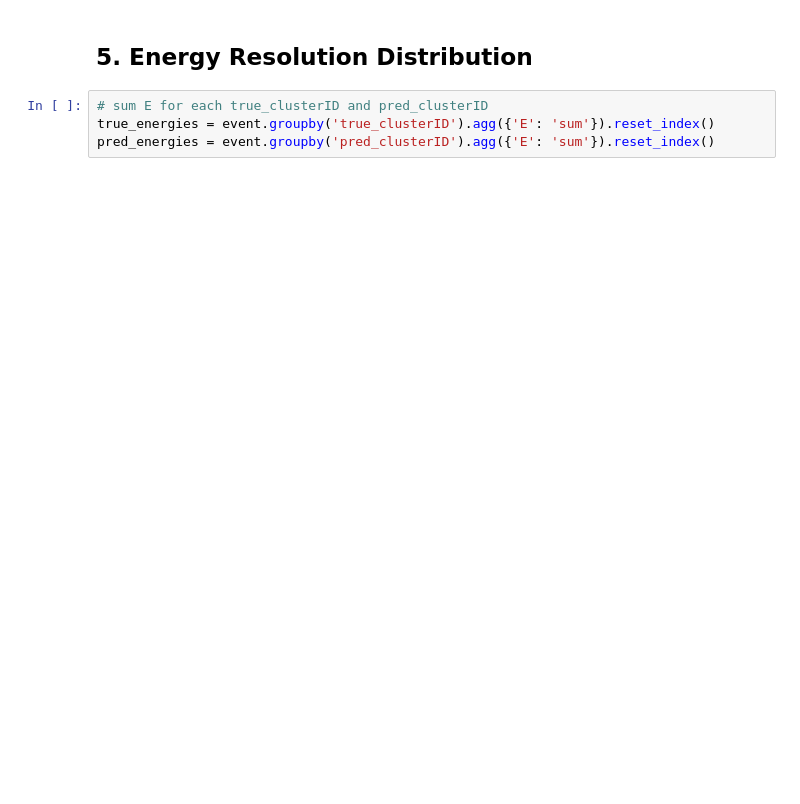
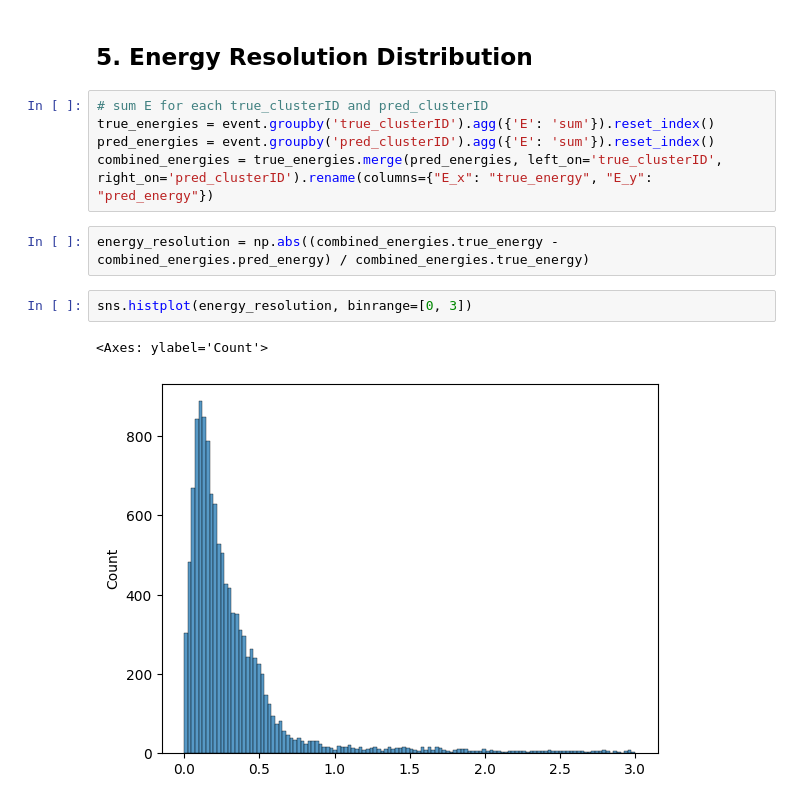
Before and after one commit to wpmccormack/ePIC_Clustering_2023, a Jupyter notebook: examples/notebooks/2_Useful_Metrics.ipynb, the cells around one changed output. Drawn from its saved outputs; the diff is of its cells as text; blank space fills up the shorter version.

```diff
--- a/examples/notebooks/2_Useful_Metrics.ipynb
+++ b/examples/notebooks/2_Useful_Metrics.ipynb
@@ -138,3 +141,11 @@ for column in columns_to_compare:
 # sum E for each true_clusterID and pred_clusterID
 true_energies = event.groupby('true_clusterID').agg({'E': 'sum'}).reset_index()
 pred_energies = event.groupby('pred_clusterID').agg({'E': 'sum'}).reset_index()
+combined_energies = true_energies.merge(pred_energies, left_on='true_clusterID', right_on='pred_clusterID').rename(columns={"E_x": "true_energy", "E_y": "pred_energy"})
+# %%
+energy_resolution = np.abs((combined_energies.true_energy - combined_energies.pred_energy) / combined_energies.true_energy)
+# %%
+sns.histplot(energy_resolution, binrange=[0, 3])
+# %% [output]
+<Axes: ylabel='Count'>
+[figure, added]
```
Also changed, not shown: parts of 13 cells of this notebook, 1 other file.
